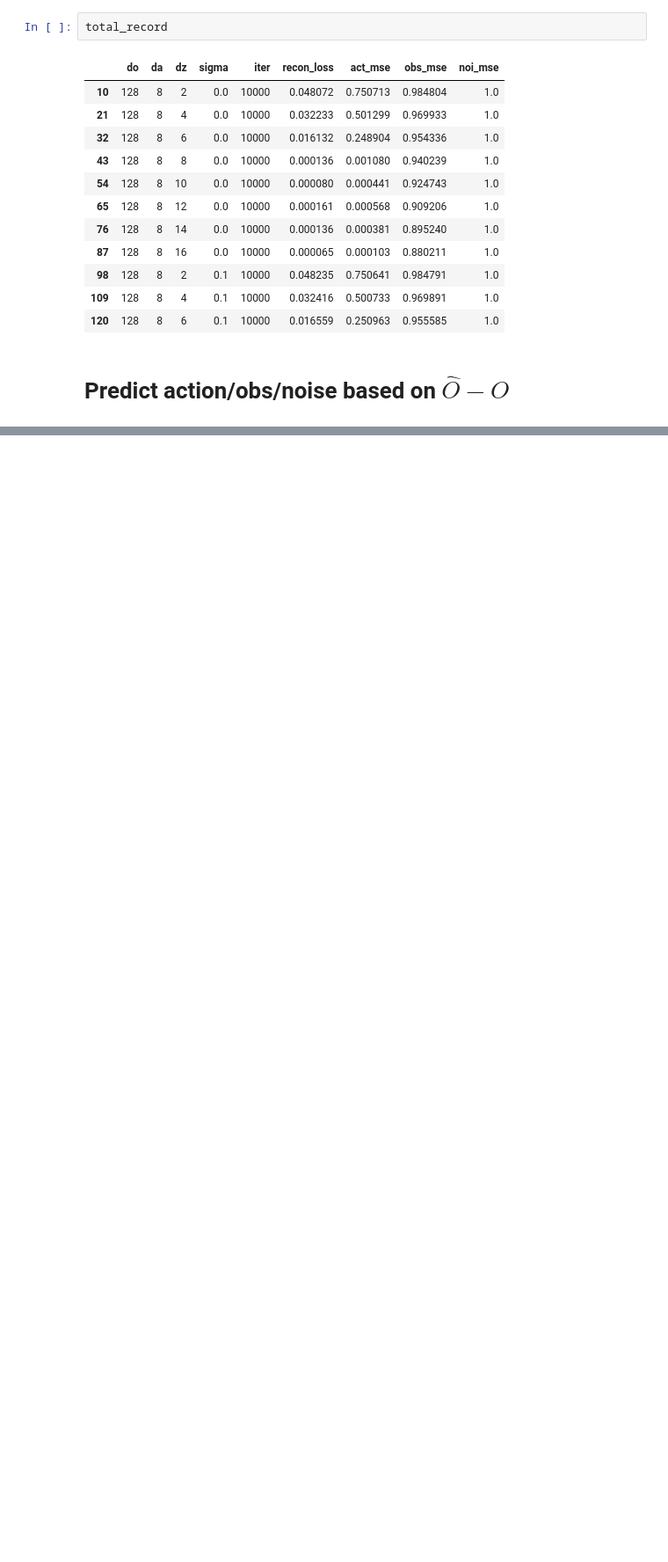
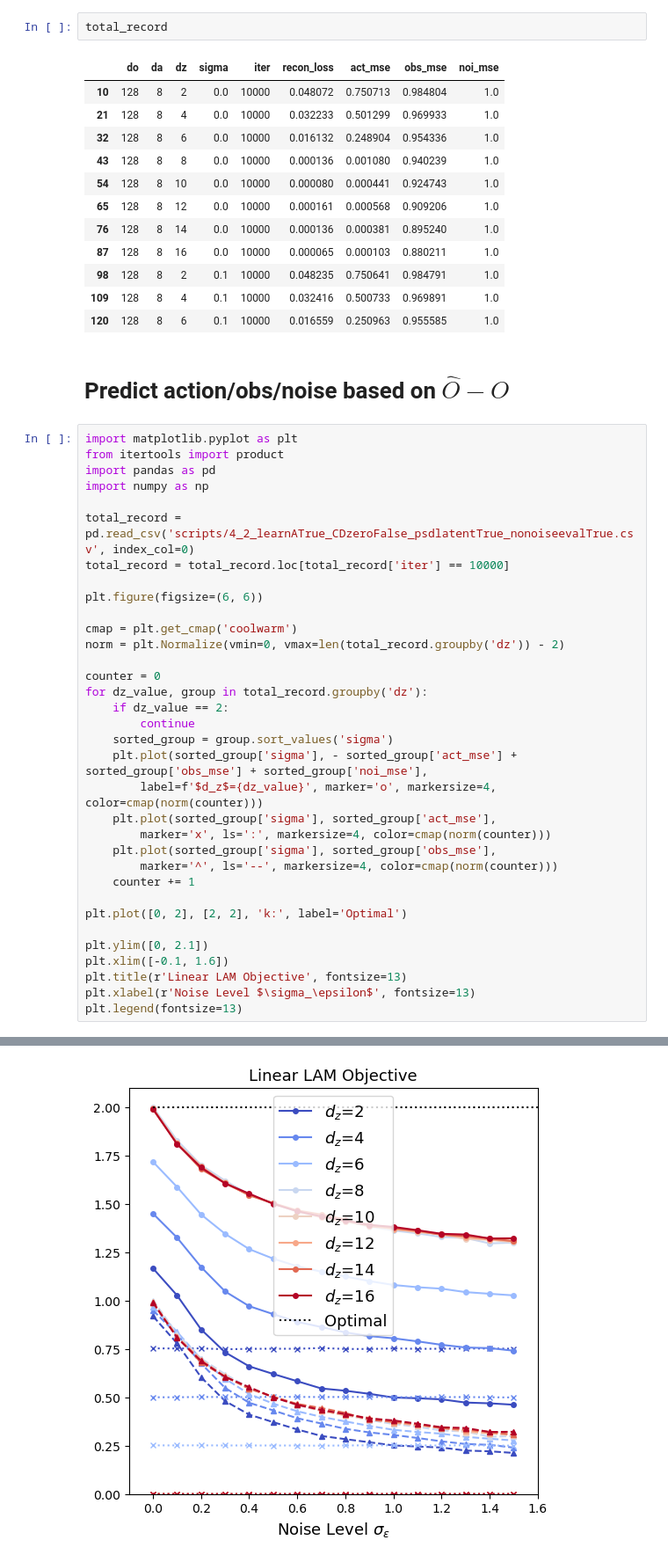
Before and after one commit to zhangchuheng123/LinearLAM, a Jupyter notebook: script20250319_new_4_2.ipynb, the cells around one changed output, grey strips where cells are left out. Shown: that part at 88% size. Cells and saved outputs as stored; diff of their text form; blank space fills up the shorter version.

```diff
--- a/script20250319_new_4_2.ipynb
+++ b/script20250319_new_4_2.ipynb
@@ -126,3 +126,38 @@ total_record
 | 120 | 128 | 8 | 6 | 0.1 | 10000 | 0.016559 | 0.250963 | 0.955585 | 1.0 |
 # %% [markdown]
 # Predict action/obs/noise based on $\hat{O} - O$
+# %%
+import matplotlib.pyplot as plt
+from itertools import product
+import pandas as pd
+import numpy as np
+
+total_record = pd.read_csv('scripts/4_2_learnATrue_CDzeroFalse_psdlatentTrue_nonoiseevalTrue.csv', index_col=0)
+total_record = total_record.loc[total_record['iter'] == 10000]
+
+plt.figure(figsize=(6, 6))
+
+cmap = plt.get_cmap('coolwarm')
+norm = plt.Normalize(vmin=0, vmax=len(total_record.groupby('dz')) - 2)
+
+counter = 0
+for dz_value, group in total_record.groupby('dz'):
+    if dz_value == 2:
+        continue
+    sorted_group = group.sort_values('sigma')
+    plt.plot(sorted_group['sigma'], - sorted_group['act_mse'] + sorted_group['obs_mse'] + sorted_group['noi_mse'],
+        label=f'$d_z$={dz_value}', marker='o', markersize=4, color=cmap(norm(counter)))
+    plt.plot(sorted_group['sigma'], sorted_group['act_mse'],
+        marker='x', ls=':', markersize=4, color=cmap(norm(counter)))
+    plt.plot(sorted_group['sigma'], sorted_group['obs_mse'],
+        marker='^', ls='--', markersize=4, color=cmap(norm(counter)))
+    counter += 1
+
+plt.plot([0, 2], [2, 2], 'k:', label='Optimal')
+
+plt.ylim([0, 2.1])
+plt.xlim([-0.1, 1.6])
+plt.title(r'Linear LAM Objective', fontsize=13)
+plt.xlabel(r'Noise Level $\sigma_\epsilon$', fontsize=13)
+plt.legend(fontsize=13)
+# %% [output]
@@ -129,3 +165,4 @@ total_record
+[figure, added]
 # %%
 import matplotlib.pyplot as plt
 from itertools import product
```
Also changed, not shown: parts of 4 cells of this notebook, 2 other files.
